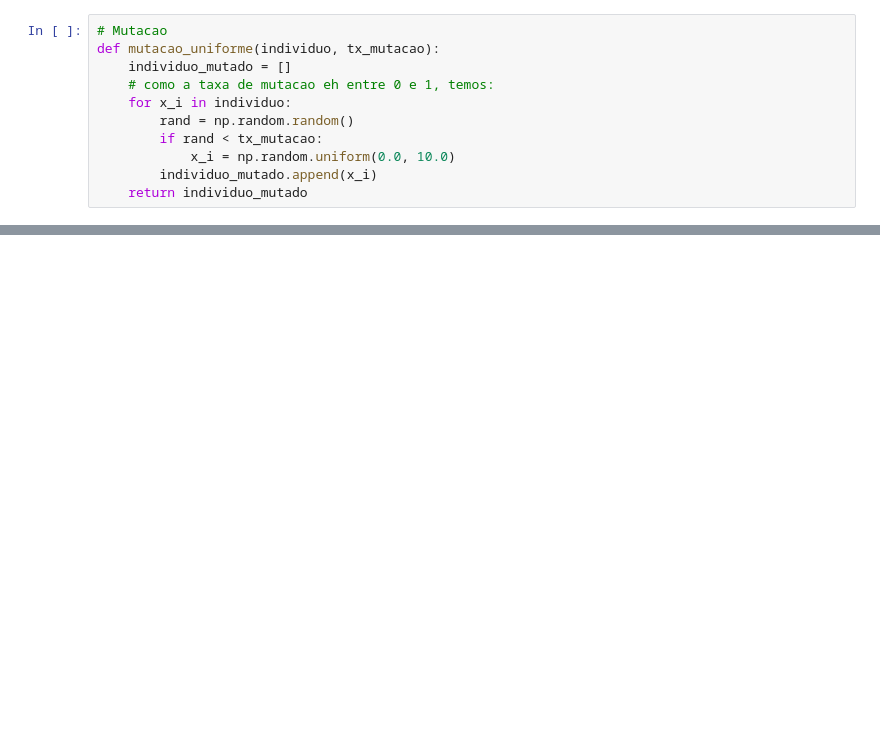
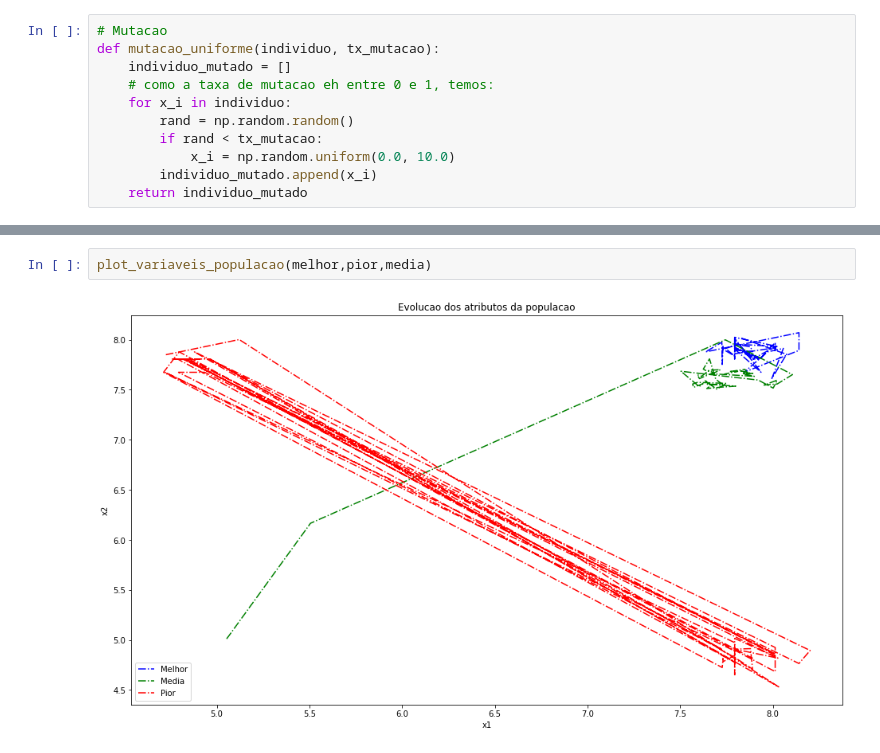
Before and after one commit to dissantos/AI_Practices, a Jupyter notebook: Laboratory/Practice_6_Genetico/algoritmo_genetico.ipynb, the cells around one changed output, grey strips where cells are left out. Cells and saved outputs as stored; diff of their text form; blank space fills up the shorter version.

```diff
--- a/Laboratory/Practice_6_Genetico/algoritmo_genetico.ipynb
+++ b/Laboratory/Practice_6_Genetico/algoritmo_genetico.ipynb
@@ -158,0 +313,4 @@ for i in pior:
+# %%
+plot_variaveis_populacao(melhor,pior,media)
+# %% [output]
+[figure, added]
```
Also changed, not shown: parts of 23 cells of this notebook, 3 other files.
